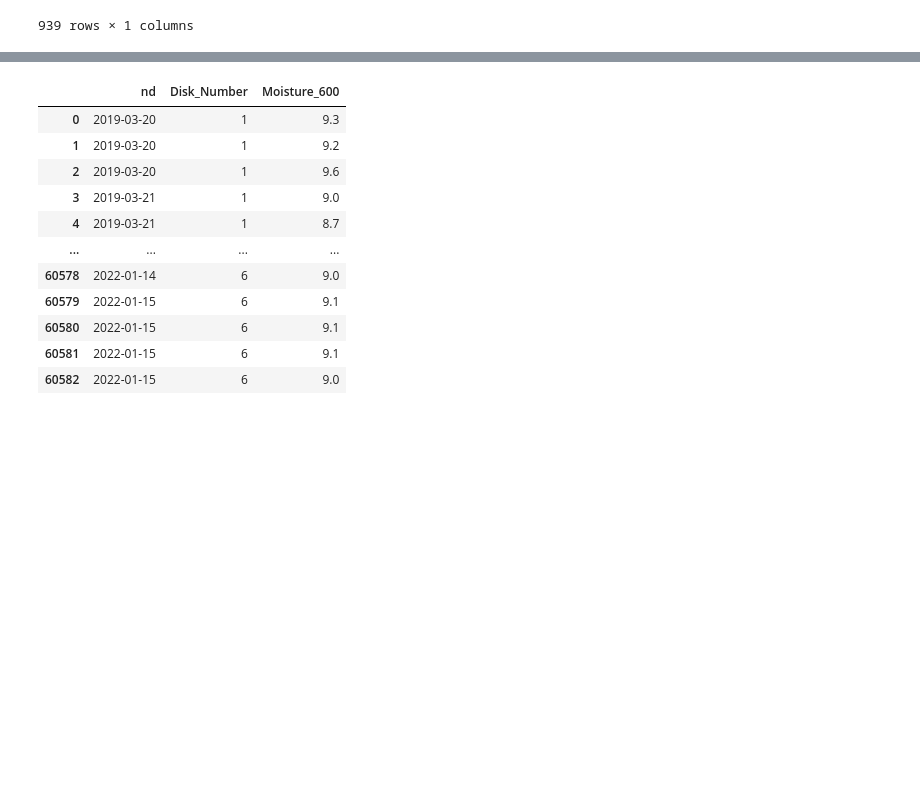
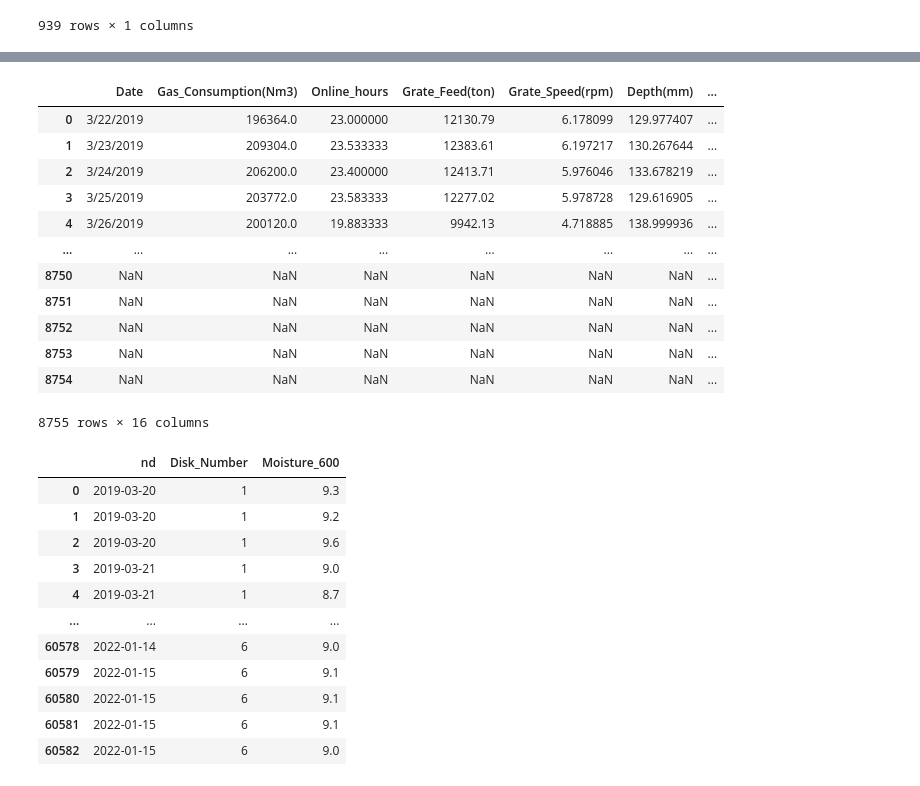
Before and after one commit to heidaralavi/Gas-Prj, a Jupyter notebook: Gas_Prj.ipynb, the cells around one changed output, grey strips where cells are left out. Drawn from its saved outputs; the diff is of its cells as text; code cells hidden in the pictures; blank space fills up the shorter version.

```diff
--- a/Gas_Prj.ipynb
+++ b/Gas_Prj.ipynb
@@ -83,3 +163,20 @@ df2
+# %%
+df5=pd.read_csv('https://raw.githubusercontent.com/heidaralavi/Gas-Prj/main/data-5.csv')
+df5
+# %% [output]
+|  | Date | Gas_Consumption(Nm3) | Online_hours | Grate_Feed(ton) | Grate_Speed(rpm) | Depth(mm) | ... |
+| 0 | 3/22/2019 | 196364.0 | 23.000000 | 12130.79 | 6.178099 | 129.977407 | ... |
+| 1 | 3/23/2019 | 209304.0 | 23.533333 | 12383.61 | 6.197217 | 130.267644 | ... |
+| 2 | 3/24/2019 | 206200.0 | 23.400000 | 12413.71 | 5.976046 | 133.678219 | ... |
+| 3 | 3/25/2019 | 203772.0 | 23.583333 | 12277.02 | 5.978728 | 129.616905 | ... |
+| 4 | 3/26/2019 | 200120.0 | 19.883333 | 9942.13 | 4.718885 | 138.999936 | ... |
+| ... | ... | ... | ... | ... | ... | ... | ... |
+| 8750 | NaN | NaN | NaN | NaN | NaN | NaN | ... |
+| 8751 | NaN | NaN | NaN | NaN | NaN | NaN | ... |
+| 8752 | NaN | NaN | NaN | NaN | NaN | NaN | ... |
+| 8753 | NaN | NaN | NaN | NaN | NaN | NaN | ... |
+| 8754 | NaN | NaN | NaN | NaN | NaN | NaN | ... |
+8755 rows × 16 columns
 # %%
 # %% [output]
 |  | nd | Disk_Number | Moisture_600 |
```
Also changed, not shown: parts of 4 cells of this notebook.
